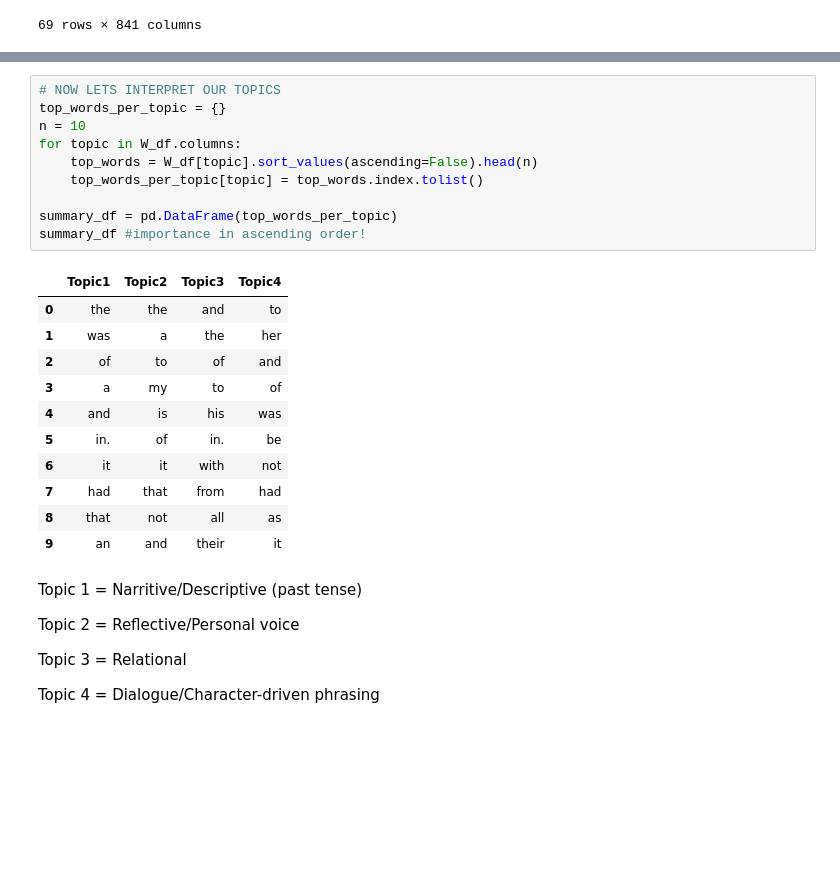
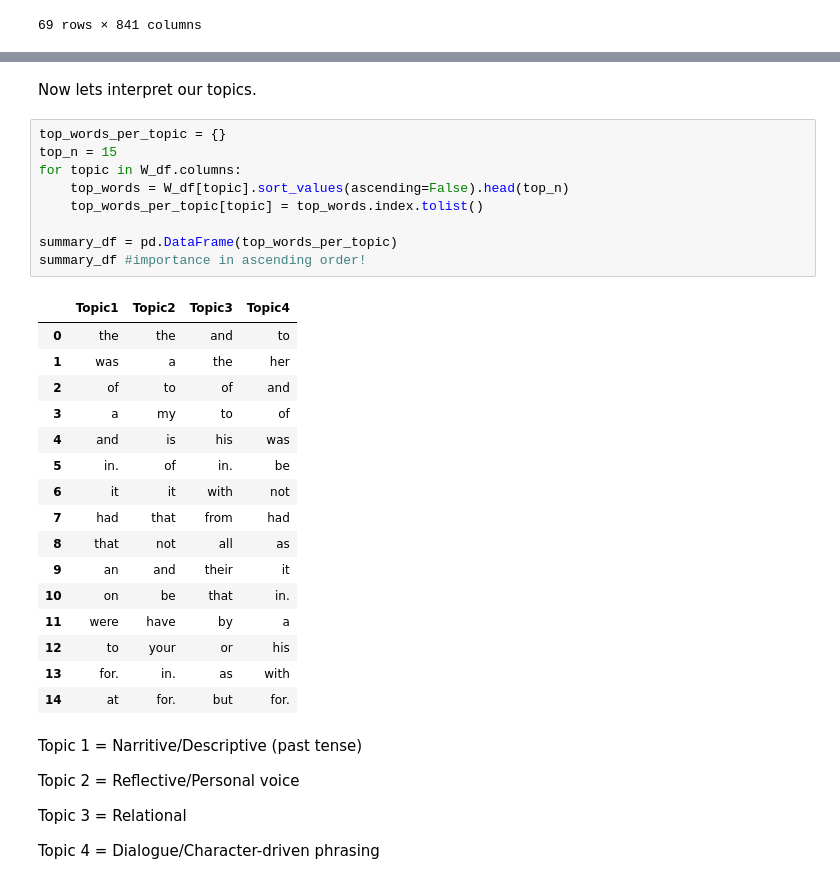
Before and after one commit to dimitris-markopoulos/Machine-Learning, a Jupyter notebook: Unsupervised Learning/Author Clustering/1_NMF.ipynb, the cells around one changed output, grey strips where cells are left out. Saved outputs shown, nothing was run; the diff lists cells and outputs as text; blank space fills up the shorter version.

```diff
--- a/Unsupervised Learning/Author Clustering/1_NMF.ipynb
+++ b/Unsupervised Learning/Author Clustering/1_NMF.ipynb
@@ -74,25 +83,31 @@ W_df
+# %% [markdown]
+Now lets interpret our topics.
 # %%
-# NOW LETS INTERPRET OUR TOPICS
 top_words_per_topic = {}
-n = 10
+top_n = 15
 for topic in W_df.columns:
-    top_words = W_df[topic].sort_values(ascending=False).head(n)
+    top_words = W_df[topic].sort_values(ascending=False).head(top_n)
     top_words_per_topic[topic] = top_words.index.tolist()
 
 summary_df = pd.DataFrame(top_words_per_topic)
 summary_df #importance in ascending order!
 # %% [output]
 |  | Topic1 | Topic2 | Topic3 | Topic4 |
 | 0 | the | the | and | to |
 | 1 | was | a | the | her |
 | 2 | of | to | of | and |
 | 3 | a | my | to | of |
 | 4 | and | is | his | was |
 | 5 | in. | of | in. | be |
 | 6 | it | it | with | not |
 | 7 | had | that | from | had |
 | 8 | that | not | all | as |
 | 9 | an | and | their | it |
+| 10 | on | be | that | in. |
+| 11 | were | have | by | a |
+| 12 | to | your | or | his |
+| 13 | for. | in. | as | with |
+| 14 | at | for. | but | for. |
 # %% [markdown]
 Topic 1 = Narritive/Descriptive (past tense)
 
```
Also changed, not shown: parts of 18 cells of this notebook.
